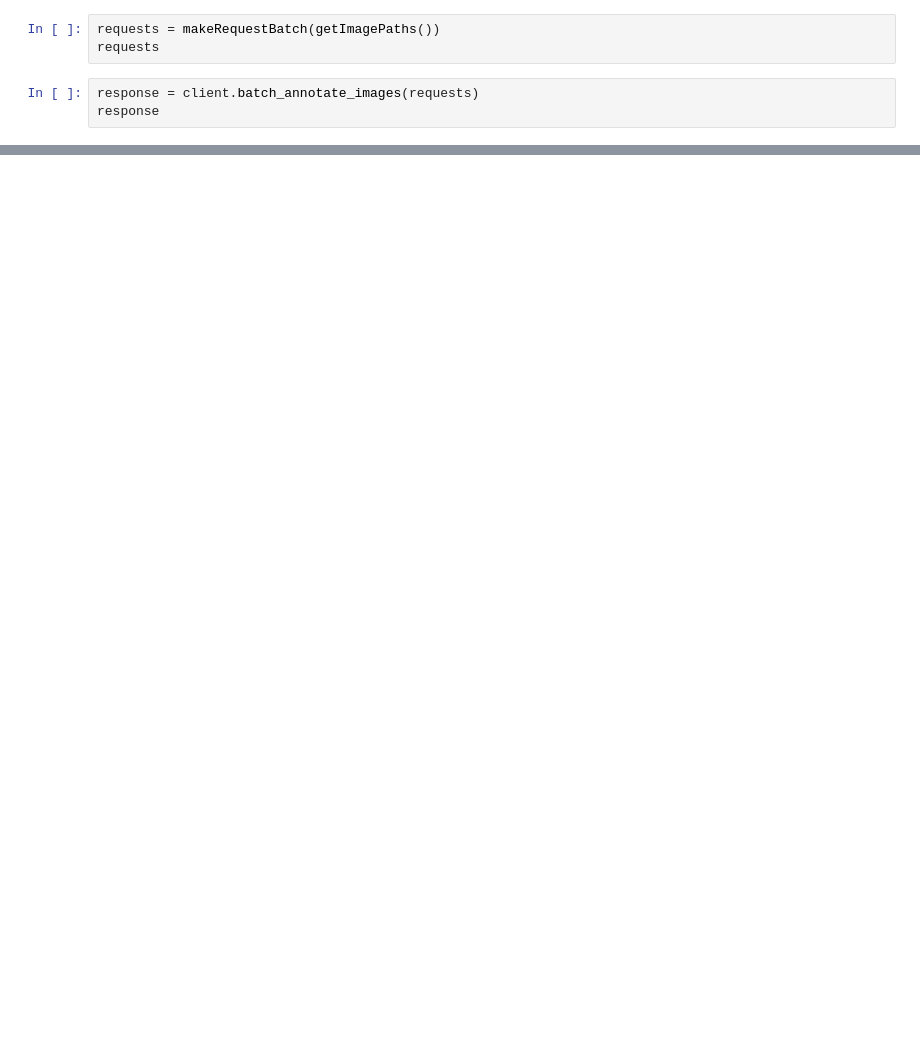
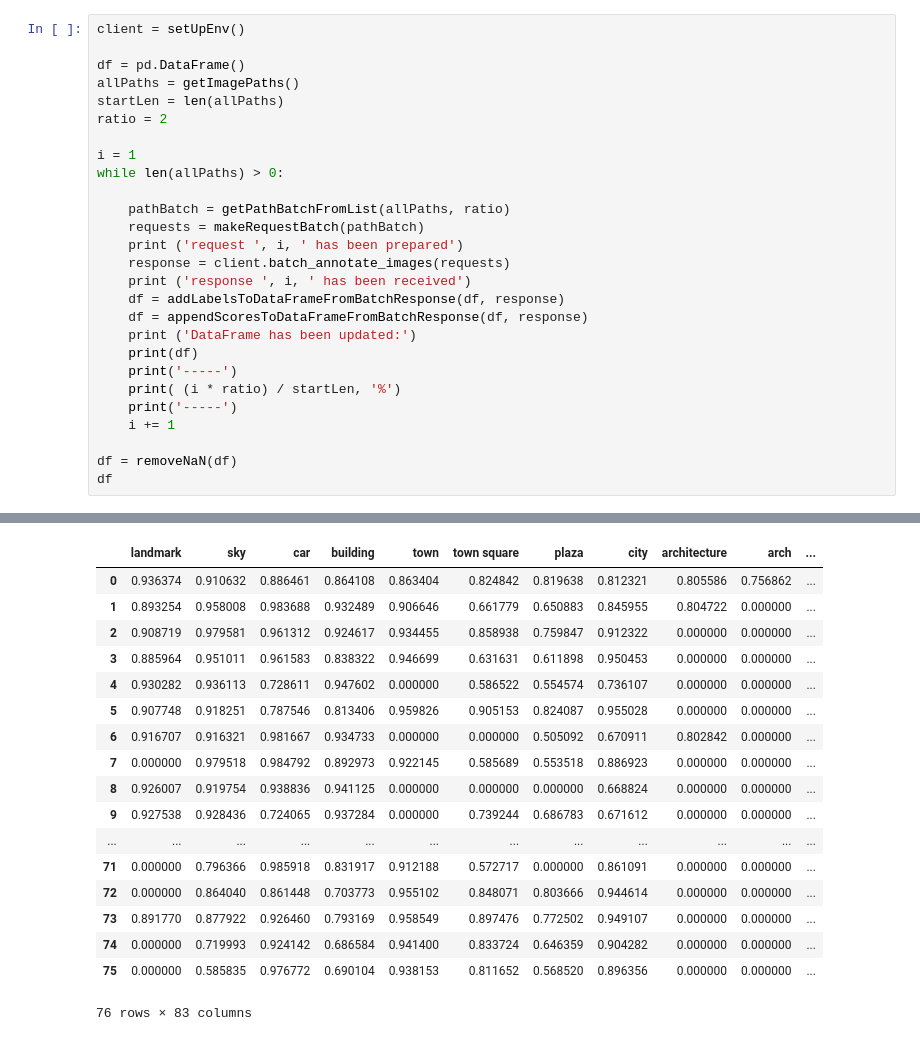
Before and after one commit to SimonGenin/interdisciplinaire, a Jupyter notebook: Untitled.ipynb, the cells around one changed output, grey strips where cells are left out. Saved outputs shown, nothing was run; the diff lists cells and outputs as text; blank space fills up the shorter version.

```diff
--- a/Untitled.ipynb
+++ b/Untitled.ipynb
@@ -43,6 +70,28 @@ def makeRequestBatch(paths):
-# %%
-requests = makeRequestBatch(getImagePaths())
-requests
-# %%
-response = client.batch_annotate_images(requests)
-response
+# %%
+client = setUpEnv()
+
+df = pd.DataFrame()
+allPaths = getImagePaths()
+startLen = len(allPaths)
+ratio = 2
+
+i = 1
+while len(allPaths) > 0:
+
+    pathBatch = getPathBatchFromList(allPaths, ratio)
+    requests = makeRequestBatch(pathBatch)
+    print ('request ', i, ' has been prepared')
+    response = client.batch_annotate_images(requests)
+    print ('response ', i, ' has been received')
+    df = addLabelsToDataFrameFromBatchResponse(df, response)
+    df = appendScoresToDataFrameFromBatchResponse(df, response)
+    print ('DataFrame has been updated:')
+    print(df)
+    print('-----')
+    print( (i * ratio) / startLen, '%')
+    print('-----')
+    i += 1
+
+df = removeNaN(df)
+df
+# %% [output]
@@ -48,0 +115,18 @@ response
+|  | landmark | sky | car | building | town | town square | plaza | city | architecture | arch | ... |
+| 0 | 0.936374 | 0.910632 | 0.886461 | 0.864108 | 0.863404 | 0.824842 | 0.819638 | 0.812321 | 0.805586 | 0.756862 | ... |
+| 1 | 0.893254 | 0.958008 | 0.983688 | 0.932489 | 0.906646 | 0.661779 | 0.650883 | 0.845955 | 0.804722 | 0.000000 | ... |
+| 2 | 0.908719 | 0.979581 | 0.961312 | 0.924617 | 0.934455 | 0.858938 | 0.759847 | 0.912322 | 0.000000 | 0.000000 | ... |
+| 3 | 0.885964 | 0.951011 | 0.961583 | 0.838322 | 0.946699 | 0.631631 | 0.611898 | 0.950453 | 0.000000 | 0.000000 | ... |
+| 4 | 0.930282 | 0.936113 | 0.728611 | 0.947602 | 0.000000 | 0.586522 | 0.554574 | 0.736107 | 0.000000 | 0.000000 | ... |
+| 5 | 0.907748 | 0.918251 | 0.787546 | 0.813406 | 0.959826 | 0.905153 | 0.824087 | 0.955028 | 0.000000 | 0.000000 | ... |
+| 6 | 0.916707 | 0.916321 | 0.981667 | 0.934733 | 0.000000 | 0.000000 | 0.505092 | 0.670911 | 0.802842 | 0.000000 | ... |
+| 7 | 0.000000 | 0.979518 | 0.984792 | 0.892973 | 0.922145 | 0.585689 | 0.553518 | 0.886923 | 0.000000 | 0.000000 | ... |
+| 8 | 0.926007 | 0.919754 | 0.938836 | 0.941125 | 0.000000 | 0.000000 | 0.000000 | 0.668824 | 0.000000 | 0.000000 | ... |
+| 9 | 0.927538 | 0.928436 | 0.724065 | 0.937284 | 0.000000 | 0.739244 | 0.686783 | 0.671612 | 0.000000 | 0.000000 | ... |
+| ... | ... | ... | ... | ... | ... | ... | ... | ... | ... | ... | ... |
+| 71 | 0.000000 | 0.796366 | 0.985918 | 0.831917 | 0.912188 | 0.572717 | 0.000000 | 0.861091 | 0.000000 | 0.000000 | ... |
+| 72 | 0.000000 | 0.864040 | 0.861448 | 0.703773 | 0.955102 | 0.848071 | 0.803666 | 0.944614 | 0.000000 | 0.000000 | ... |
+| 73 | 0.891770 | 0.877922 | 0.926460 | 0.793169 | 0.958549 | 0.897476 | 0.772502 | 0.949107 | 0.000000 | 0.000000 | ... |
+| 74 | 0.000000 | 0.719993 | 0.924142 | 0.686584 | 0.941400 | 0.833724 | 0.646359 | 0.904282 | 0.000000 | 0.000000 | ... |
+| 75 | 0.000000 | 0.585835 | 0.976772 | 0.690104 | 0.938153 | 0.811652 | 0.568520 | 0.896356 | 0.000000 | 0.000000 | ... |
+76 rows × 83 columns
```
Also changed, not shown: parts of 3 cells of this notebook, 2 other files.
